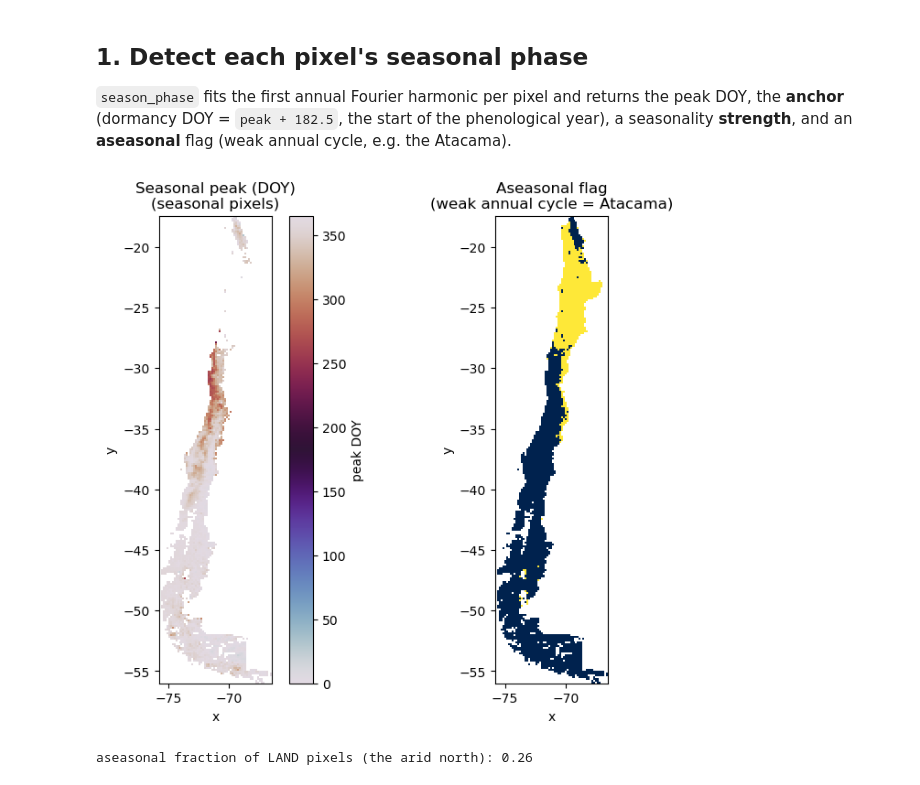
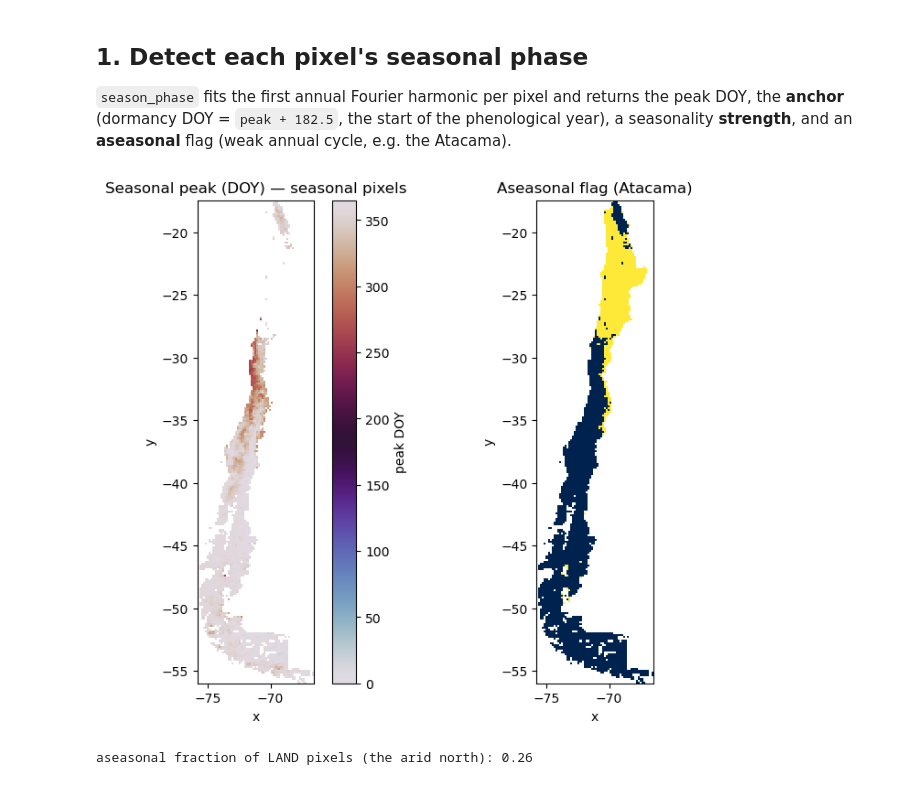
Before and after one commit to JavierLopatin/PhenoPY, a Jupyter notebook: examples/phase_anchoring_chile.ipynb, the cells around one changed output. Saved outputs shown, nothing was run; the diff lists cells and outputs as text; code cells hidden in the pictures.

```diff
--- a/examples/phase_anchoring_chile.ipynb
+++ b/examples/phase_anchoring_chile.ipynb
@@ -54,21 +54,21 @@ seasonality **strength**, and an **aseasonal** flag (weak annual cycle, e.g. the
 # %%
 sp = ps.season_phase(da).compute()
 
 land = np.isfinite(sp["strength"])
 fig, ax = plt.subplots(1, 2, figsize=(9, 6), constrained_layout=True)
 sp["peak_doy"].where(sp["aseasonal"] < 0.5).plot(
     ax=ax[0], cmap="twilight", vmin=0, vmax=365, cbar_kwargs={"label": "peak DOY"}
 )
-ax[0].set_title("Seasonal peak (DOY)\n(seasonal pixels)")
+ax[0].set_title("Seasonal peak (DOY) — seasonal pixels")
 sp["aseasonal"].where(land).plot(ax=ax[1], cmap="cividis", add_colorbar=False)
-ax[1].set_title("Aseasonal flag\n(weak annual cycle = Atacama)")
+ax[1].set_title("Aseasonal flag (Atacama)")
 for a in ax:
     a.set_aspect("equal")
 plt.show()
 
 asea = float((sp["aseasonal"].where(land) > 0.5).sum() / land.sum())
 print(f"aseasonal fraction of LAND pixels (the arid north): {asea:.2f}")
 # %% [output]
-[figure, old version]
+[figure, new version]
 aseasonal fraction of LAND pixels (the arid north): 0.26
 # %% [markdown]
```
Also changed, not shown: parts of 3 cells of this notebook.
